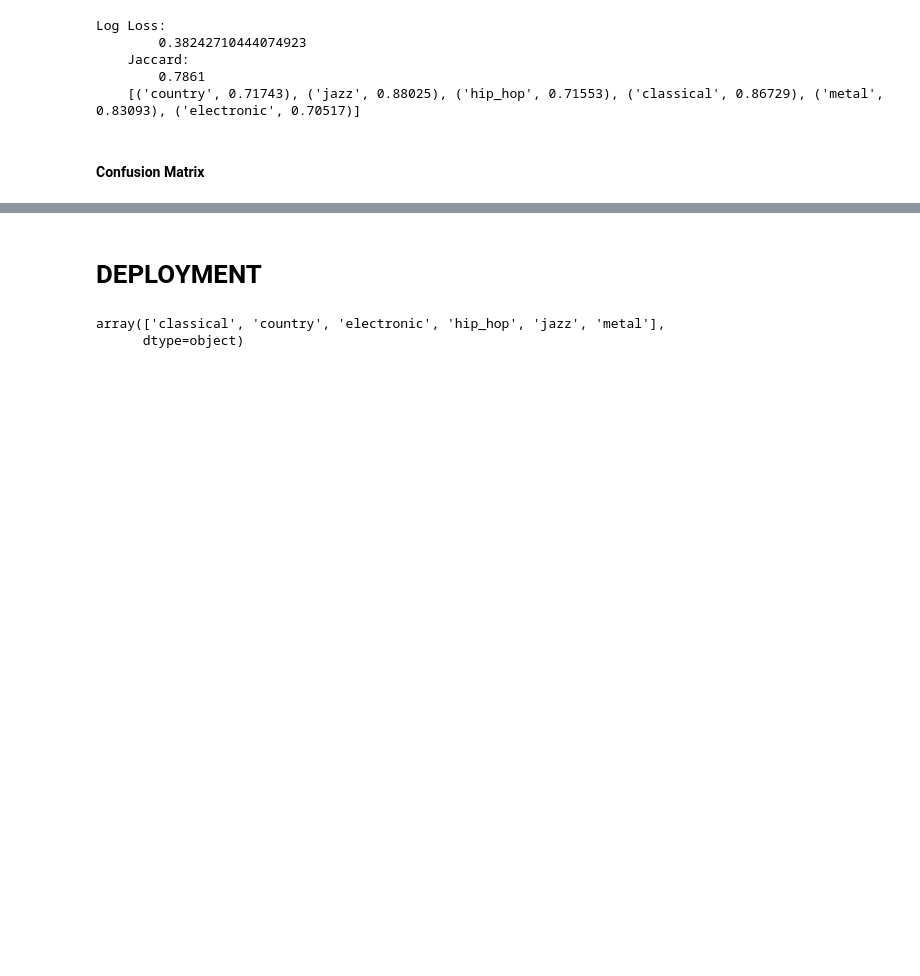
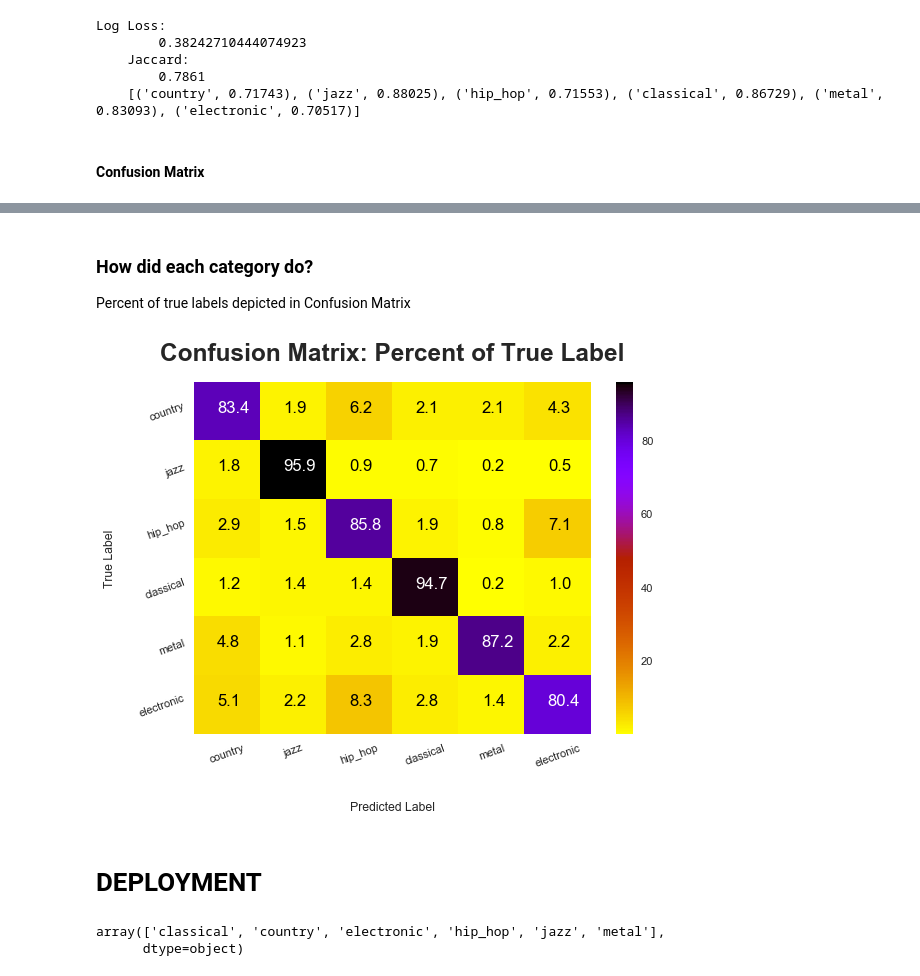
Before and after one commit to Patrickbfuller/classify_genre, a Jupyter notebook: genres.ipynb, the cells around one changed output, grey strips where cells are left out. Cells and saved outputs as stored; diff of their text form; code cells hidden in the pictures; blank space fills up the shorter version.

Commit message:
add percent confusion matrix, add remove file in classify func

```diff
--- a/genres.ipynb
+++ b/genres.ipynb
@@ -639,0 +640,3 @@ plt.title(
+# %% [markdown]
+### How did each category do?
+Percent of true labels depicted in Confusion Matrix
@@ -640,3 +645,28 @@ plt.title(
+# %%
+pcm = percentify_cm(cm)
+ax = sns.heatmap(pcm, cmap='gnuplot_r')
+ax.set_ylim(6,0)
+ax.set_ylabel('True Label', labelpad=20)
+ax.set_xlabel('Predicted Label', labelpad=30)
+ax.set_xticklabels(labels, rotation=20)
+ax.set_yticklabels(labels, rotation=20)
+thresh = pcm.max()/2
+for i,j in itertools.product(range(6),range(6)):
+    val = pcm[i,j]
+    plt.text(
+        x=j+0.35,
+        y=i+0.5,
+        s=val,
+        color='white' if val>thresh else 'black',
+        size=15
+    )
+plt.title(
+    'Confusion Matrix: Percent of True Label',
+    pad=20,
+    fontdict={'fontweight': 'bold', 'fontsize': 22}
+);
+# %% [output]
+[figure, added]
 # %% [markdown]
 # DEPLOYMENT
 # %%
```
Also changed, not shown: parts of 7 cells of this notebook, 1 other file.
